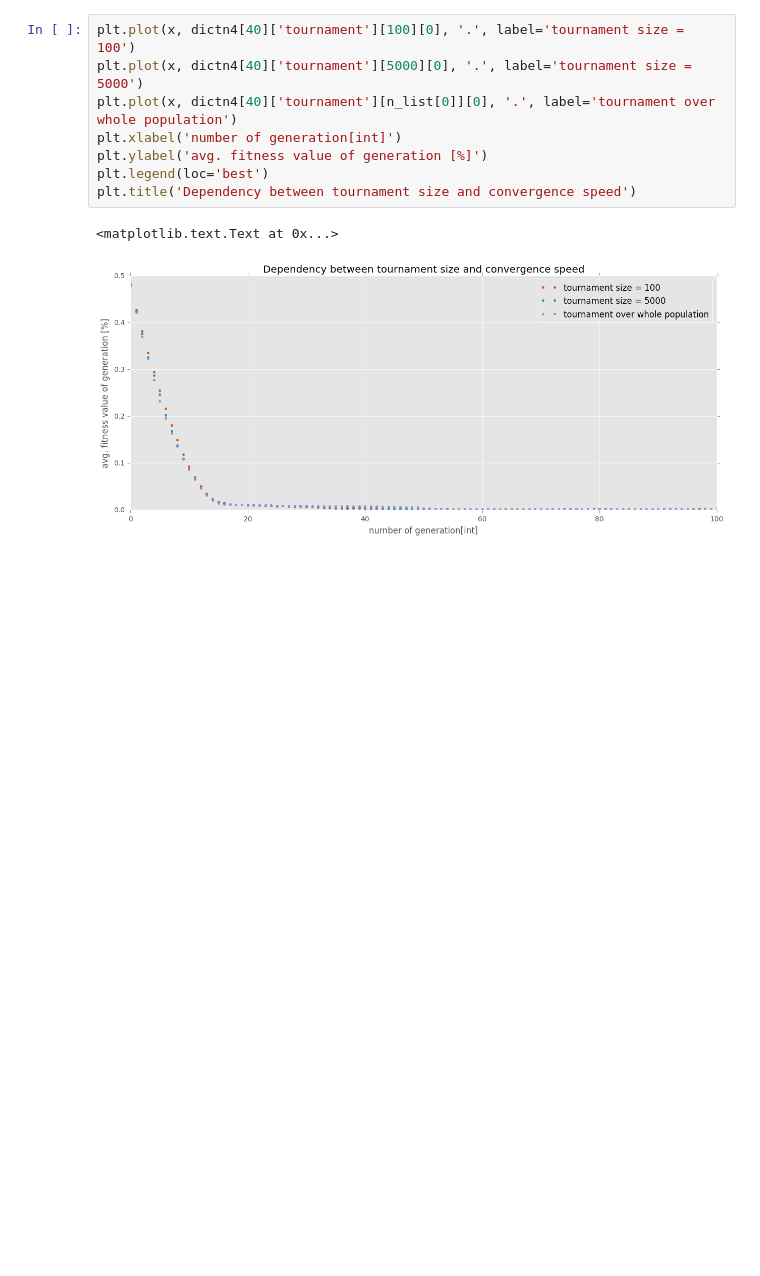
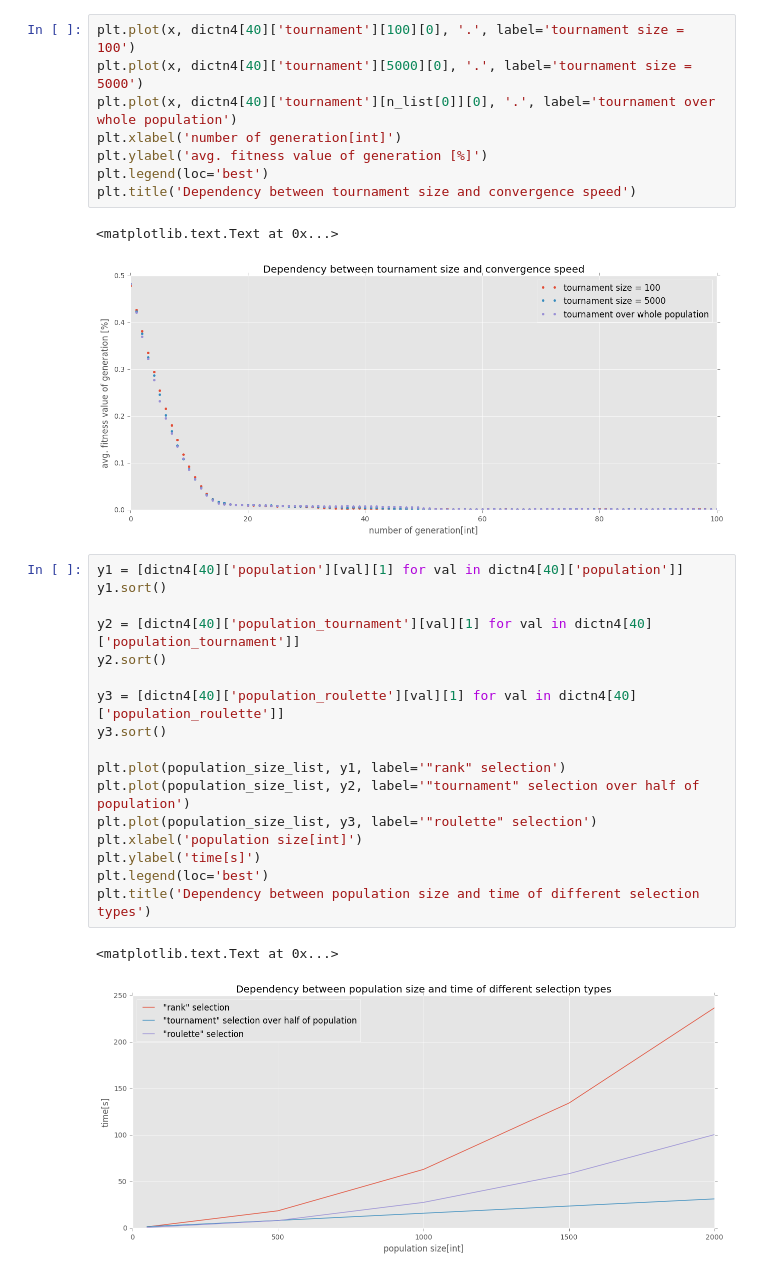
Before and after one commit to bobirdmi/MI-PAA, a Jupyter notebook: hw4.ipynb, the cells around one changed output. Saved outputs shown, nothing was run; the diff lists cells and outputs as text; blank space fills up the shorter version.

```diff
--- a/hw4.ipynb
+++ b/hw4.ipynb
@@ -311,3 +315,23 @@ plt.title('Dependency between tournament size and convergence speed')
 # %% [output]
 <matplotlib.text.Text at 0x...>
 [figure]
+# %%
+y1 = [dictn4[40]['population'][val][1] for val in dictn4[40]['population']]
+y1.sort()
+
+y2 = [dictn4[40]['population_tournament'][val][1] for val in dictn4[40]['population_tournament']]
+y2.sort()
+
+y3 = [dictn4[40]['population_roulette'][val][1] for val in dictn4[40]['population_roulette']]
+y3.sort()
+
+plt.plot(population_size_list, y1, label='"rank" selection')
+plt.plot(population_size_list, y2, label='"tournament" selection over half of population')
+plt.plot(population_size_list, y3, label='"roulette" selection')
+plt.xlabel('population size[int]')
+plt.ylabel('time[s]')
+plt.legend(loc='best')
+plt.title('Dependency between population size and time of different selection types')
+# %% [output]
+<matplotlib.text.Text at 0x...>
+[figure, added]
```
Also changed, not shown: parts of 1 cell of this notebook, 10 other files.
